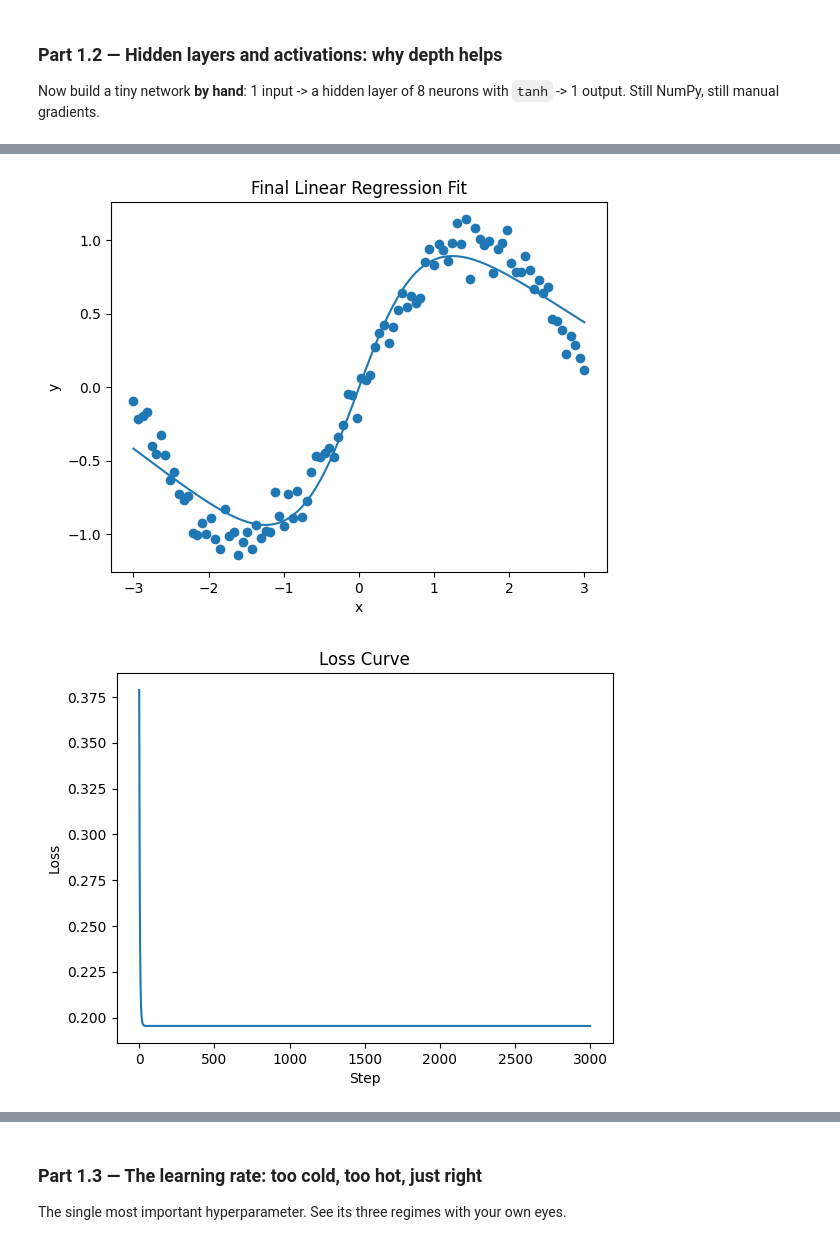
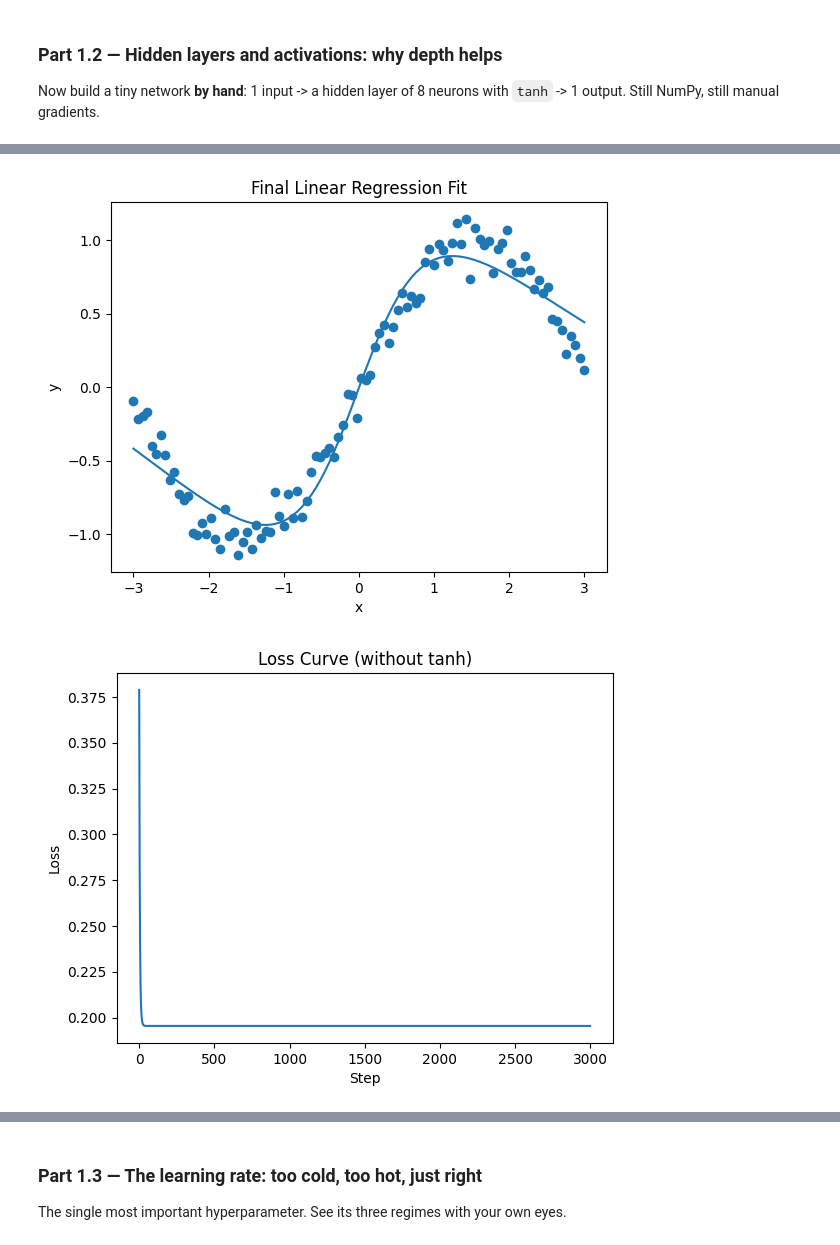
Before and after one commit to luckiest-child/lab-3, a Jupyter notebook: lab_3.ipynb, the cells around one changed output, grey strips where cells are left out. Cells and saved outputs as stored; diff of their text form; code cells hidden in the pictures.

```diff
--- a/lab_3.ipynb
+++ b/lab_3.ipynb
@@ -150,31 +142,28 @@ and WHY can a single neuron never fit a sine wave, no matter how long you train?
 Now build a tiny network **by hand**: 1 input -> a hidden layer of 8 neurons with `tanh` ->
 1 output. Still NumPy, still manual gradients.
 # %%
-# TODO: Initialise parameters
+# Initialising parameters
 #   W1: shape (1, 8),  b1: shape (8,)
 #   W2: shape (8, 1),  b2: shape (1,)
-#   Small random values (e.g. np.random.randn(...) * 0.5)
 W1 = np.random.randn(1,8) * 0.5
 b1 = np.random.randn(8) * 0.5
-
 W2 = np.random.randn(8,1) * 0.5
 b2 = np.random.randn(1) * 0.5
 
-# TODO: Forward pass (keep the intermediate values — you need them for backprop):
+# Forward pass:
 z1 = x @ W1 + b1        # pre-activation, shape (100, 8)
 h  = np.tanh(z1)        # activation
 y_hat = h @ W2 + b2     # output, shape (100, 1)
 loss  = np.mean((y_hat - y) ** 2)
 
-# TODO: Backward pass (the chain rule, layer by layer):
+# Backward pass:
 d_yhat = 2 * (y_hat - y) / len(y)
 dW2 = h.T @ d_yhat ;  db2 = d_yhat.sum(axis=0)
 dh  = d_yhat @ W2.T
 dz1 = dh * (1 - np.tanh(z1) ** 2)     # derivative of tanh
 dW1 = x.T @ dz1 ;  db1 = dz1.sum(axis=0)
 
-# TODO: Update all parameters with learning rate lr, loop for ~3000 steps,
-#   record the loss.
+# Updating all parameters with learning rate lr, looping for ~3000 steps, and recording the loss.
 
 losses2 = []
 
@@ -184,7 +173,7 @@ for i in range(3000):
   y_hat = h @ W2 + b2     # output, shape (100, 1)
   loss  = np.mean((y_hat - y) ** 2)
 
-  # TODO: Backward pass (the chain rule, layer by layer):
+  # Backward pass:
   d_yhat = 2 * (y_hat - y) / len(y)
   dW2 = h.T @ d_yhat ;  db2 = d_yhat.sum(axis=0)
   dh  = d_yhat @ W2.T
@@ -199,7 +188,7 @@ for i in range(3000):
   losses2.append(loss)
 
 
-# TODO: Plot the loss curve AND the final fit over the data.
+# Plotting the loss curve AND the final fit over the data.
 
 plt.plot(losses2)
 
@@ -216,7 +205,8 @@ plt.ylabel("y")
 plt.title("Final Linear Regression Fit")
 
 plt.show()
-#   Then re-run with the tanh REMOVED (h = z1). What happens to the fit?
+
+#   Re-running with the tanh REMOVED (h = z1).
 
 W1 = np.random.randn(1,8) * 0.5
 b1 = np.random.randn(8) * 0.5
@@ -224,21 +214,20 @@ b1 = np.random.randn(8) * 0.5
 W2 = np.random.randn(8,1) * 0.5
 b2 = np.random.randn(1) * 0.5
 
-# TODO: Forward pass
+# Forward pass
 z1 = x @ W1 + b1        # pre-activation, shape (100, 8)
 h  = z1       # activation
 y_hat = h @ W2 + b2     # output, shape (100, 1)
 loss  = np.mean((y_hat - y) ** 2)
 
-# TODO: Backward pass (the chain rule, layer by layer):
+# Backward pass:
 d_yhat = 2 * (y_hat - y) / len(y)
 dW2 = h.T @ d_yhat ;  db2 = d_yhat.sum(axis=0)
 dh  = d_yhat @ W2.T
 dz1 = dh * (1 - z1 ** 2)     # derivative of tanh
 dW1 = x.T @ dz1 ;  db1 = dz1.sum(axis=0)
 
-# TODO: Update all parameters with learning rate lr, loop for ~3000 steps,
-#   record the loss.
+# Updating all parameters with learning rate lr, looping for ~3000 steps and recording the loss.
 
 losses3 = []
 
@@ -248,42 +237,42 @@ for i in range(3000):
   y_hat = h @ W2 + b2     # output, shape (100, 1)
   loss  = np.mean((y_hat - y) ** 2)
 
-  # TODO: Backward pass (the chain rule, layer by layer):
+  # Backward pass:
   d_yhat = 2 * (y_hat - y) / len(y)
   dW2 = h.T @ d_yhat ;  db2 = d_yhat.sum(axis=0)
   dh  = d_yhat @ W2.T
   dz1 = dh      # derivative of h
   dW1 = x.T @ dz1 ;  db1 = dz1.sum(axis=0)
 
   W1 -= lr*dW1
   b1 -= lr*db1
   W2 -= lr*dW2
   b2 -= lr*db2
 
   losses3.append(loss)
 
 
-# TODO: Plot the loss curve AND the final fit over the data.
+# Plotting the loss curve AND the final fit over the data.
 
 plt.plot(losses3)
 
 plt.xlabel("Step")
 plt.ylabel("Loss")
-plt.title("Loss Curve")
+plt.title("Loss Curve (without tanh)")
 
 plt.show()
 
 plt.scatter(x, y)
 plt.plot(x, y_hat)
 plt.xlabel("x")
 plt.ylabel("y")
 plt.title("Final Linear Regression Fit (without tanh)")
 
 plt.show()
 # %% [output]
 [figure]
 [figure]
-[figure, old version]
+[figure, new version]
 [figure]
 # %% [markdown]
 **Student Reasoning — Depth and activations**
```
Also changed, not shown: parts of 15 cells of this notebook.
